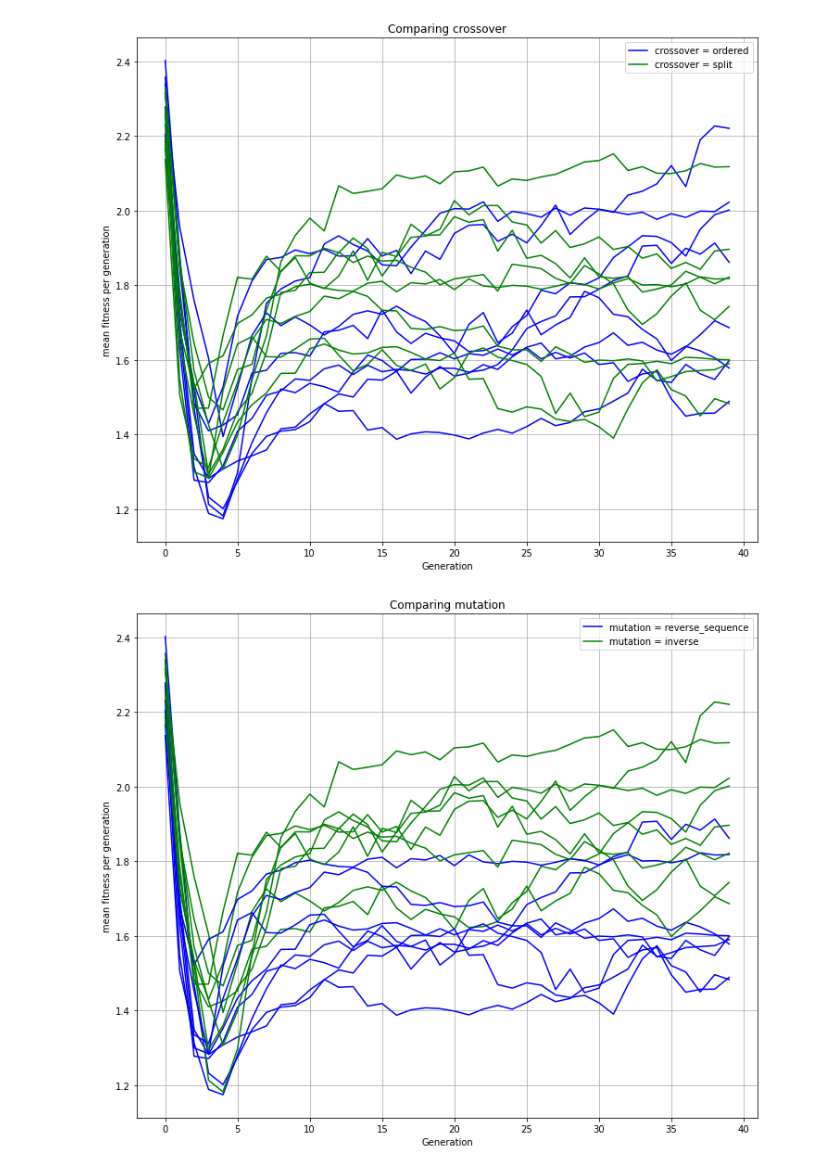
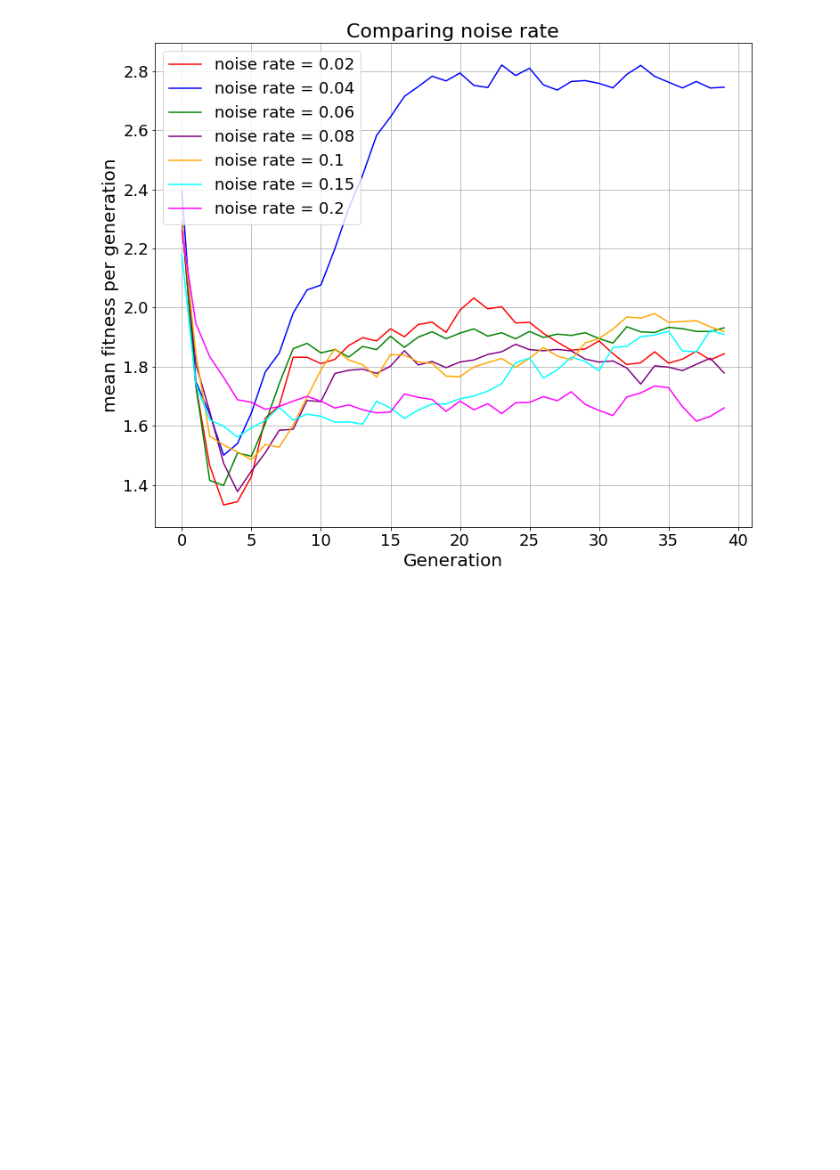
Before and after one commit to nathanieltroy/Genetic-Algorithms-Iterated-Prisoners-Dilemma, a Jupyter notebook: Iterated Prisoners Dilemma Part 2.ipynb, the cells around one changed output. Drawn from its saved outputs; the diff is of its cells as text; code cells hidden in the pictures; blank space fills up the shorter version.

```diff
--- a/Iterated Prisoners Dilemma Part 2.ipynb
+++ b/Iterated Prisoners Dilemma Part 2.ipynb
@@ -230,7 +232,7 @@ def iterated_dilemma(prisonerA, prisonerB, n):
     return payoffA, payoffB
 
 
-def ordered_crossover(parent1, parent2):
+def two_point_crossover(parent1, parent2):
 
     n = len(parent1)
     subset_length = (n-1)//4
@@ -253,8 +255,7 @@ def ordered_crossover(parent1, parent2):
 
     return child1, child2
 
-
-def split_crossover(parent1, parent2):
+def mid_point_crossover(parent1, parent2):
 
     n = len(parent1)
     split_index = (n+1)//2
@@ -271,6 +272,7 @@ def split_crossover(parent1, parent2):
     child2.extend(subset1b)
 
     return child1, child2
+
 
 
 def reverse_sequence_mutation(prisoner):
@@ -437,9 +438,9 @@ def run_genetic_algorithm(population_size, num_iterations, memory_length, num_ge
 # DEFINING HYPERPARAMETERS TO BE USED
 
 population_sizes = [100]
-memory_lengths = [5] # doubles search space
-crossover_operators = ['ordered', 'split']
-mutation_operators = ['reverse_sequence', 'inverse']
+memory_lengths = [5]
+crossover_operators = [two_point_crossover, mid_point_crossover]
+mutation_operators = [reverse_sequence_mutation, inverse_mutation]
 mutation_rates = [0.1, 0.25]
 
 # GRID SEARCH ALL HYPERPARAMETER COMBINATIONS
@@ -450,11 +451,10 @@ for crossover_operator in crossover_operators:
     for mutation_operator in mutation_operators:
         for mutation_rate in mutation_rates:
 
-            print("Crossover Operator =", crossover_operator, "\nMutation Operator =", mutation_operator, "\nMutation Rate =", mutation_rate)
+            print("Crossover Operator =", crossover_operator.__name__, "\nMutation Operator =", mutation_operator.__name__, "\nMutation Rate =", mutation_rate)
 
             start_time = time.time()
-            result, final_pop = run_genetic_algorithm(population_sizes[0], 40, memory_lengths[0], 40, crossover_operator, mutation_operator, mutation_rate)
-            best_strategy = result['gen_best_strategies'][-1]
+            result, best_strategy, final_pop = run_genetic_algorithm(population_sizes[0], 40, memory_lengths[0], 40, crossover_operator, mutation_operator, mutation_rate)
             print("Best Strategy =", best_strategy, "\nFitness =", fitness(best_strategy, 40, final_pop), "\nTime Taken = ", round(time.time()-start_time), "seconds\n")
 
             results2.append({
@@ -508,5 +508,5 @@ plot(results2, 'mutation rate', 'mean fitness per generation')
 # %%
-for best_result in results1:
+for best_result in results2:
     best_strategy = best_result['strategy']
     print(best_strategy)
     binary_tree_plot(best_strategy)
@@ -723,11 +734,11 @@ def run_genetic_algorithm(population_size, num_iterations, memory_length, num_ge
 # DEFINING HYPERPARAMETERS TO BE USED
 
 population_sizes = [100]
-memory_lengths = [5] # doubles search space
-crossover_operators = ['ordered', 'split']
-mutation_operators = ['reverse_sequence', 'inverse']
-mutation_rates = [0.1, 0.25]
-noise_rates = [0.02, 0.04]
+memory_lengths = [5]
+crossover_operators = [mid_point_crossover]
+mutation_operators = [inverse_mutation]
+mutation_rates = [0.18]
+noise_rates = [0.02, 0.04, 0.06, 0.08, 0.1, 0.15, 0.2]
 
 # GRID SEARCH ALL HYPERPARAMETER COMBINATIONS
 
@@ -737,19 +748,15 @@ for crossover_operator in crossover_operators:
         for mutation_rate in mutation_rates:
             for noise_rate in noise_rates:
 
-                print("Crossover Operator =", crossover_operator, "\nMutation Operator =", mutation_operator,
-                      "\nMutation Rate =", mutation_rate, "\nNoise Rate =", noise_rate)
-
                 start_time = time.time()
-                result, final_pop = run_genetic_algorithm(population_sizes[0], 40, memory_lengths[0], 40,
+                result, best_strategy, final_pop = run_genetic_algorithm(population_sizes[0], 40, memory_lengths[0], 40,
                                                           crossover_operator, mutation_operator, mutation_rate, noise_rate)
                 time_taken = round(time.time()-start_time)
-                best_strategy = result['gen_best_strategies'][-1]
-                print("Best Strategy =", best_strategy, "\nFitness =", fitness(best_strategy, 40, final_pop, noise_rate),
+                print("Noise Rate =", noise_rate, "\nBest Strategy =", best_strategy, "\nFitness =", fitness(best_strategy, 40, final_pop, noise_rate),
                       "\nTime Taken = ", time_taken, "seconds\n")
 
                 results3.append({
-                    'strategy': best_strategy,
+                    'strategies': result['gen_best_strategies'],
                     'best fitness per generation': result['gen_best_fitnesses'],
                     'mean fitness per generation': result['gen_mean_fitnesses'],
                     'population_size': population_size,
@@ -792,10 +842,6 @@ plot(results3, 'noise rate', 'best fitness per generation')
 # %%
 # Plotting mean population fitness over generations
 
-plot(results3, 'crossover', 'mean fitness per generation')
-plot(results3, 'mutation', 'mean fitness per generation')
-plot(results3, 'mutation rate', 'mean fitness per generation')
 plot(results3, 'noise rate', 'mean fitness per generation')
 # %% [output]
-[figure, old version]
+[figure, new version]
-[figure, removed]
```
Also changed, not shown: parts of 13 cells of this notebook.
